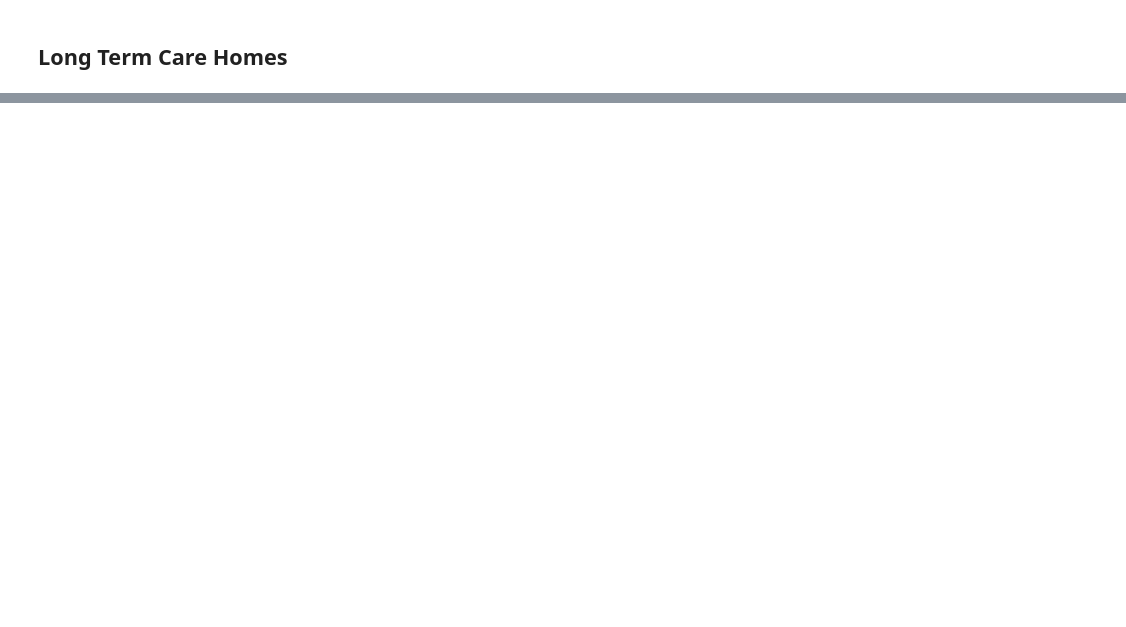
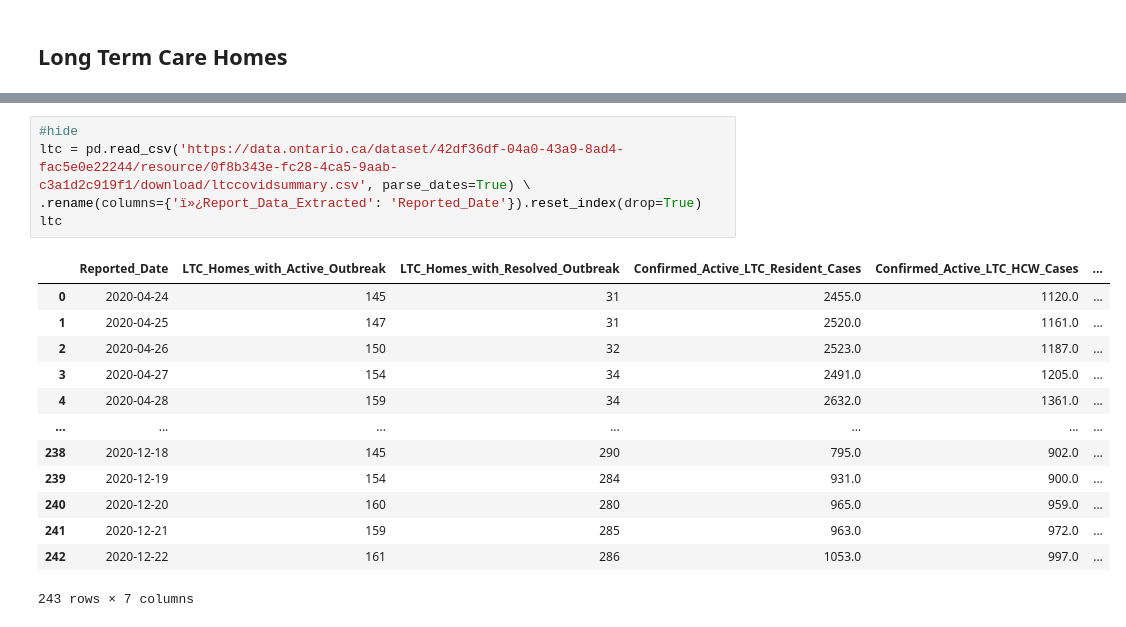
Before and after one commit to vijay-ss/covid19-blogpages, a Jupyter notebook: _notebooks/Copy_of_2020_12_22_covid19_deaths.ipynb, the cells around one changed output, grey strips where cells are left out. Saved outputs shown, nothing was run; the diff lists cells and outputs as text; blank space fills up the shorter version.

```diff
--- a/_notebooks/Copy_of_2020_12_22_covid19_deaths.ipynb
+++ b/_notebooks/Copy_of_2020_12_22_covid19_deaths.ipynb
@@ -233,0 +238,19 @@ fig_deaths.show()
+# %%
+#hide
+ltc = pd.read_csv('https://data.ontario.ca/dataset/42df36df-04a0-43a9-8ad4-fac5e0e22244/resource/0f8b343e-fc28-4ca5-9aab-c3a1d2c919f1/download/ltccovidsummary.csv', parse_dates=True) \
+.rename(columns={'ï»¿Report_Data_Extracted': 'Reported_Date'}).reset_index(drop=True)
+ltc
+# %% [output]
+|  | Reported_Date | LTC_Homes_with_Active_Outbreak | LTC_Homes_with_Resolved_Outbreak | Confirmed_Active_LTC_Resident_Cases | Confirmed_Active_LTC_HCW_Cases | ... |
+| 0 | 2020-04-24 | 145 | 31 | 2455.0 | 1120.0 | ... |
+| 1 | 2020-04-25 | 147 | 31 | 2520.0 | 1161.0 | ... |
+| 2 | 2020-04-26 | 150 | 32 | 2523.0 | 1187.0 | ... |
+| 3 | 2020-04-27 | 154 | 34 | 2491.0 | 1205.0 | ... |
+| 4 | 2020-04-28 | 159 | 34 | 2632.0 | 1361.0 | ... |
+| ... | ... | ... | ... | ... | ... | ... |
+| 238 | 2020-12-18 | 145 | 290 | 795.0 | 902.0 | ... |
+| 239 | 2020-12-19 | 154 | 284 | 931.0 | 900.0 | ... |
+| 240 | 2020-12-20 | 160 | 280 | 965.0 | 959.0 | ... |
+| 241 | 2020-12-21 | 159 | 285 | 963.0 | 972.0 | ... |
+| 242 | 2020-12-22 | 161 | 286 | 1053.0 | 997.0 | ... |
+243 rows × 7 columns
```
Also changed, not shown: parts of 5 cells of this notebook.
